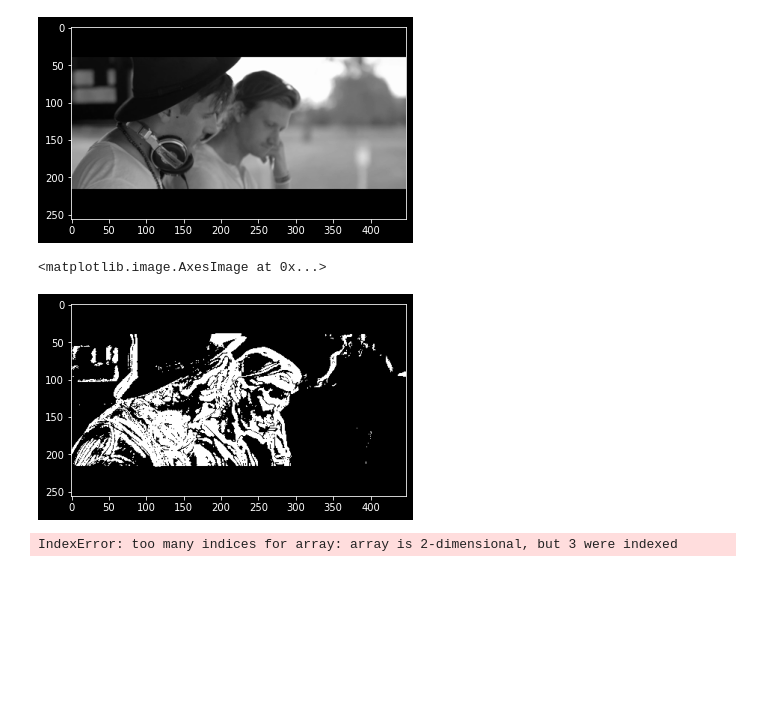
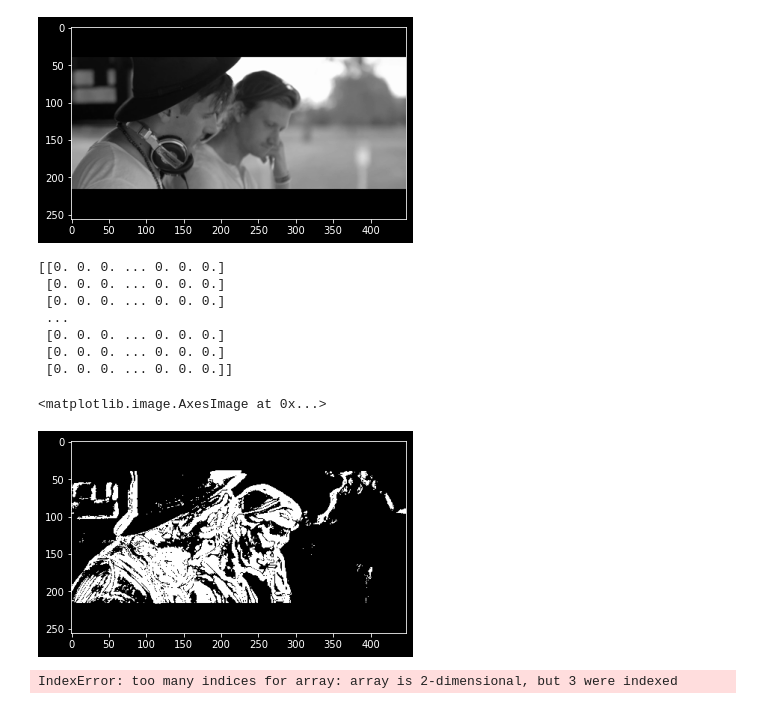
Before and after one commit to hanyuan97/MVSR, a Jupyter notebook: plt.ipynb, the cells around one changed output. Drawn from its saved outputs; the diff is of its cells as text; code cells hidden in the pictures; blank space fills up the shorter version.

```diff
--- a/plt.ipynb
+++ b/plt.ipynb
@@ -137,5 +139,6 @@ print(MAE_im3)
 print(MSE_im1)
 print(MSE_im2)
 print(MSE_im3)
-im1_2_diff = np.abs(im1-im2)
+im1_2_diff = np.abs(im1*255-im2*255)
+mv_weight = (np.abs(mv2[:,:,0])+np.abs(mv2[:,:,1]))/2
 # %% [output]
@@ -156,10 +165,18 @@ plt.imshow(im2, cmap='gray')
 <matplotlib.image.AxesImage at 0x...>
 [figure]
 # %%
-plt.imshow((im1_2_diff*255>5), cmap='gray')
+print(im1_2_diff)
+plt.imshow((im1_2_diff>=5), cmap='gray')
 # %% [output]
-<matplotlib.image.AxesImage at 0x...>
+[[0. 0. 0. ... 0. 0. 0.]
+ [0. 0. 0. ... 0. 0. 0.]
+ [0. 0. 0. ... 0. 0. 0.]
+ ...
+ [0. 0. 0. ... 0. 0. 0.]
+ [0. 0. 0. ... 0. 0. 0.]
+ [0. 0. 0. ... 0. 0. 0.]]
+<matplotlib.image.AxesImage at 0x...>
-[figure, old version]
+[figure, new version]
 # %%
 plt.imshow(np.abs(im1[:,:,0]-im2[:,:,0]), cmap="gray", vmin=0, vmax=255)
 # %% [output]
```
Also changed, not shown: parts of 6 cells of this notebook, 7 other files.
